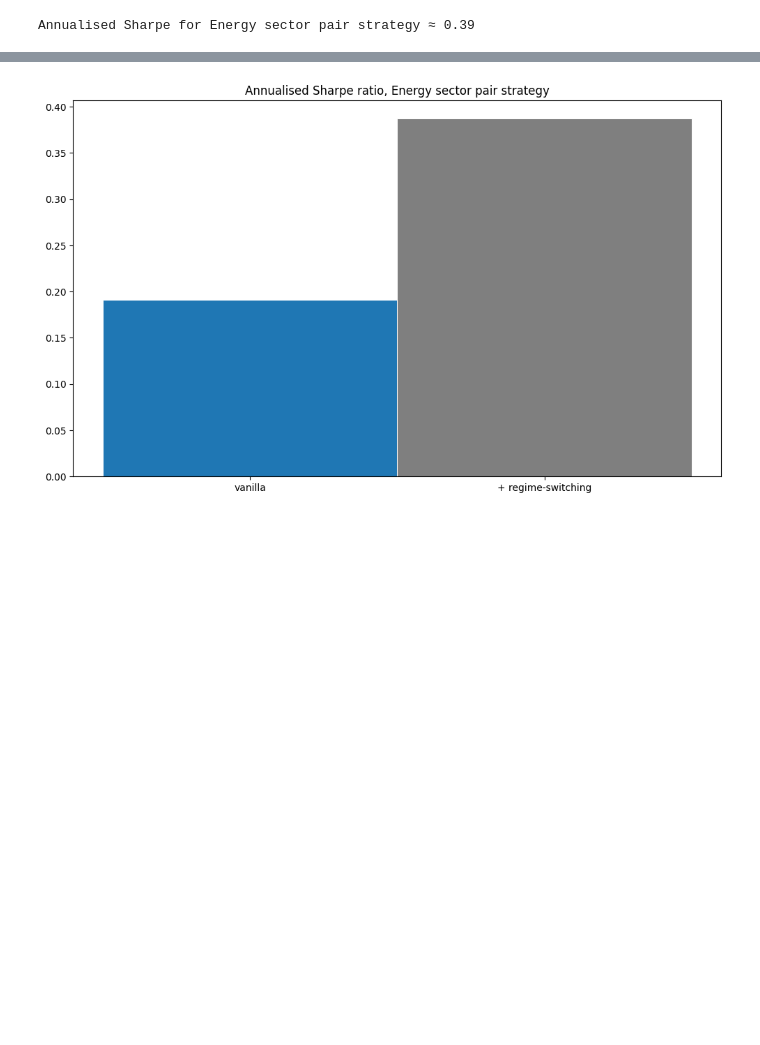
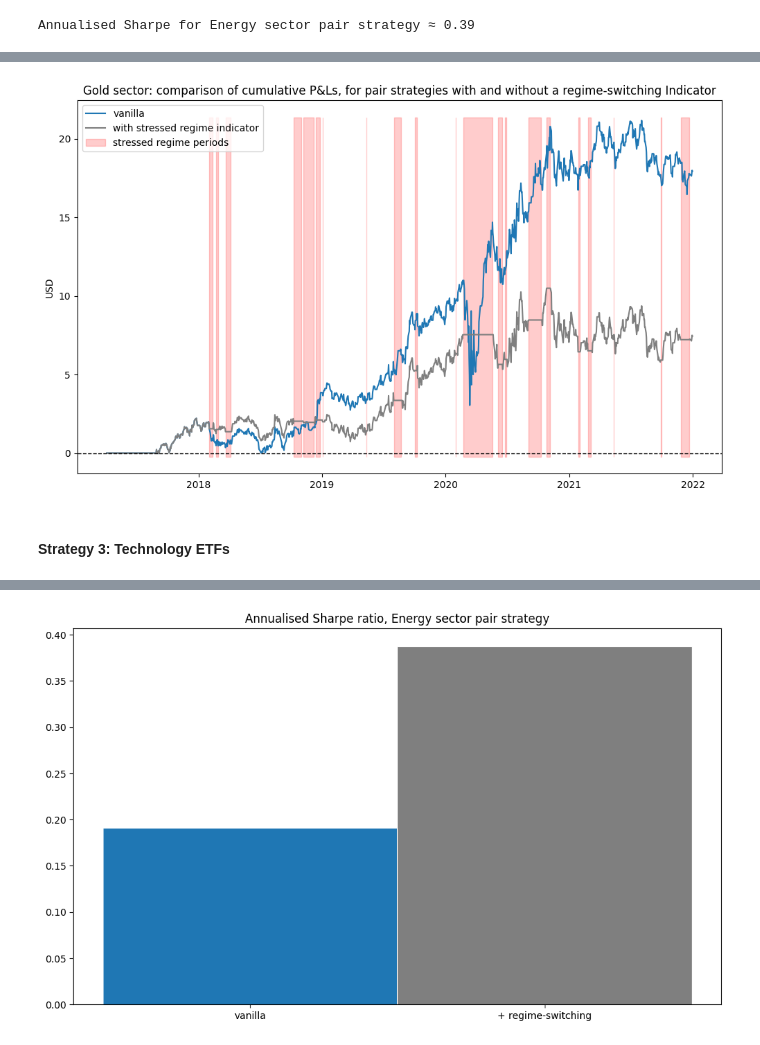
Before and after one commit to George-Creekbed/capstone_review, a Jupyter notebook: step2.ipynb, the cells around one changed output, grey strips where cells are left out. Cells and saved outputs as stored; diff of their text form; code cells hidden in the pictures; blank space fills up the shorter version.

```diff
--- a/step2.ipynb
+++ b/step2.ipynb
@@ -232,0 +327,18 @@ plt.show()
+# %%
+# comparison of switch vs no-switch strategies
+min_pnl = min(cum_pnl_gold_with_switch.min(), cum_pnl_gold_no_switch.min())
+max_pnl = max(cum_pnl_gold_with_switch.max(), cum_pnl_gold_no_switch.max())
+
+plt.plot(cum_pnl_gold_no_switch.index, cum_pnl_gold_no_switch, color='tab:blue', label="vanilla")
+plt.plot(cum_pnl_gold_with_switch.index, cum_pnl_gold_with_switch, color='tab:gray', label="with stressed regime indicator")
+plt.fill_between(switch_high_vol.index, min_pnl-0.2, max_pnl+0.2, where=switch_high_vol.values == 1, color="r", alpha=0.2, label="stressed regime periods")
+plt.axhline(0, ls="--", color="k", lw=1)
+plt.ylabel("USD")
+plt.title("Gold sector: comparison of cumulative P&Ls, for pair strategies with and without a regime-switching Indicator")
+plt.legend(loc="upper left")
+
+plt.show()
+# %% [output]
+[figure, added]
+# %% [markdown]
+#### Strategy 3: Technology ETFs
```
Also changed, not shown: parts of 23 cells of this notebook.
